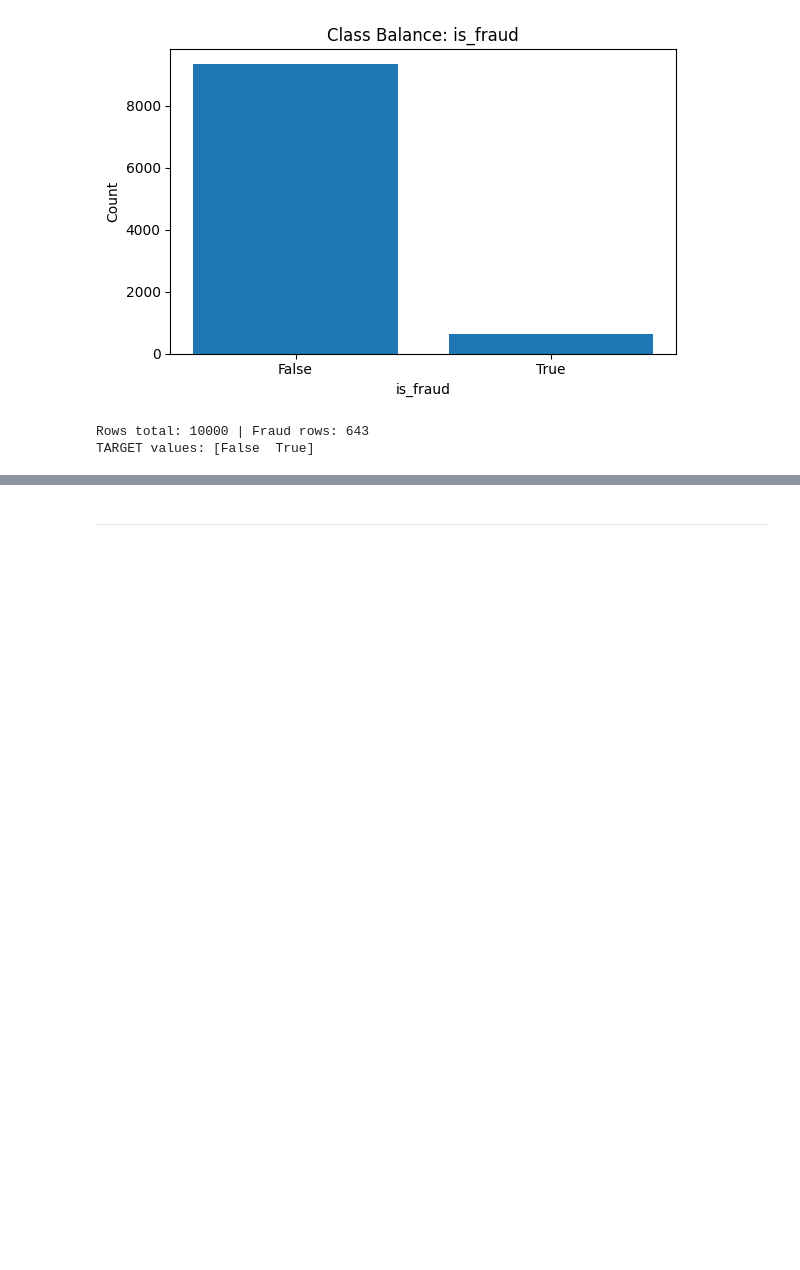
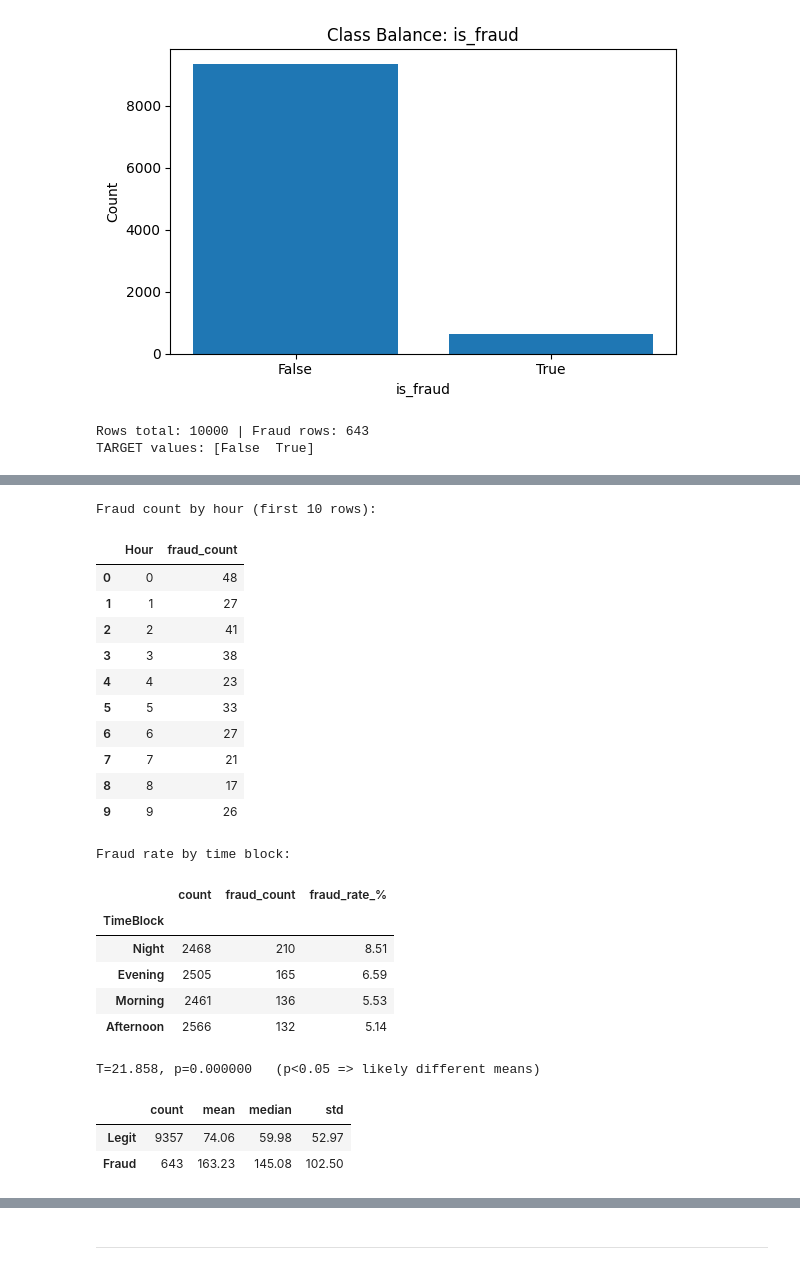
Before and after one commit to Ninestein666/E-Commerce-Fraud-Detection-Capstone, a Jupyter notebook: jupyter_notebooks/EDA.ipynb, the cells around one changed output, grey strips where cells are left out. Drawn from its saved outputs; the diff is of its cells as text; code cells hidden in the pictures; blank space fills up the shorter version.

```diff
--- a/jupyter_notebooks/EDA.ipynb
+++ b/jupyter_notebooks/EDA.ipynb
@@ -325,3 +472,65 @@ Top 10 countries by fraud rate:
 # %%
 ## As we can see from the table above Email and Mobile channels have the highest fraud rates, with 12.5% and 10.2% respectively.
 # India and Brazil are the top 2 countries with highest fraud rates among the top 10 listed.
+# %%
+if DATE_COL and DATE_COL in df.columns and df[DATE_COL].notna().any():
+    df["Hour"] = df[DATE_COL].dt.hour
+
+    def time_bucket(h):
+        if pd.isna(h): return np.nan
+        h = int(h)
+        if   0 <= h <= 5:  return "Night"
+        elif 6 <= h <= 11: return "Morning"
+        elif 12<= h <= 17: return "Afternoon"
+        else:              return "Evening"
+
+    df["TimeBlock"] = df["Hour"].map(time_bucket)
+
+    # Fraud count by hour
+    by_hour = df.groupby("Hour", dropna=True)[TARGET].apply(lambda s: (s==FRAUD_VALUE).sum())
+    by_hour = by_hour.rename("fraud_count").reset_index()
+    print("Fraud count by hour (first 10 rows):")
+    display(by_hour.head(10))
+
+    # Fraud rate by time block
+    block = df.groupby("TimeBlock", dropna=False)[TARGET]
+    block_tbl = block.agg(count="count", fraud_count=lambda s: (s==FRAUD_VALUE).sum())
+    block_tbl["fraud_rate_%"] = (block_tbl["fraud_count"] / block_tbl["count"] * 100).round(2)
+    block_tbl = block_tbl.sort_values("fraud_rate_%", ascending=False)
+    print("\nFraud rate by time block:")
+    display(block_tbl)
+# %% [output]
+Fraud count by hour (first 10 rows):
+|  | Hour | fraud_count |
+| 0 | 0 | 48 |
+| 1 | 1 | 27 |
+| 2 | 2 | 41 |
+| 3 | 3 | 38 |
+| 4 | 4 | 23 |
+| 5 | 5 | 33 |
+| 6 | 6 | 27 |
+| 7 | 7 | 21 |
+| 8 | 8 | 17 |
+| 9 | 9 | 26 |
+Fraud rate by time block:
+|  | count | fraud_count | fraud_rate_% |
+| TimeBlock |  |  |  |
+| Night | 2468 | 210 | 8.51 |
+| Evening | 2505 | 165 | 6.59 |
+| Morning | 2461 | 136 | 5.53 |
+| Afternoon | 2566 | 132 | 5.14 |
+# %%
+# Welch's t-test: are average amounts different between fraud vs legit
+try:
+    from scipy import stats
+    fraud_amt = df.loc[is_fraud, AMOUNT].dropna()
+    legit_amt = df.loc[~is_fraud, AMOUNT].dropna()
+    if len(fraud_amt) > 1 and len(legit_amt) > 1:
+        t, p = stats.ttest_ind(fraud_amt, legit_amt, equal_var=False)
+        print(f"T={t:.3f}, p={p:.6f}   (p<0.05 => likely different means)")
+    else:
+        print("Not enough data in one of the groups for a t-test.")
+except Exception as e:
+    print("t-test skipped:", e)
+# %% [output]
+T=21.858, p=0.000000   (p<0.05 => likely different means)
@@ -327,0 +539,16 @@ Top 10 countries by fraud rate:
+# %%
+fraud_amt  = df.loc[is_fraud, AMOUNT].dropna()
+legit_amt  = df.loc[~is_fraud, AMOUNT].dropna()
+
+summary = pd.DataFrame({
+    "count":  [len(legit_amt), len(fraud_amt)],
+    "mean":   [legit_amt.mean(), fraud_amt.mean()],
+    "median": [legit_amt.median(), fraud_amt.median()],
+    "std":    [legit_amt.std(ddof=1), fraud_amt.std(ddof=1)],
+}, index=["Legit","Fraud"]).round(2)
+
+summary
+# %% [output]
+|  | count | mean | median | std |
+| Legit | 9357 | 74.06 | 59.98 | 52.97 |
+| Fraud | 643 | 163.23 | 145.08 | 102.50 |
```
Also changed, not shown: parts of 10 cells of this notebook, 2 other files.
